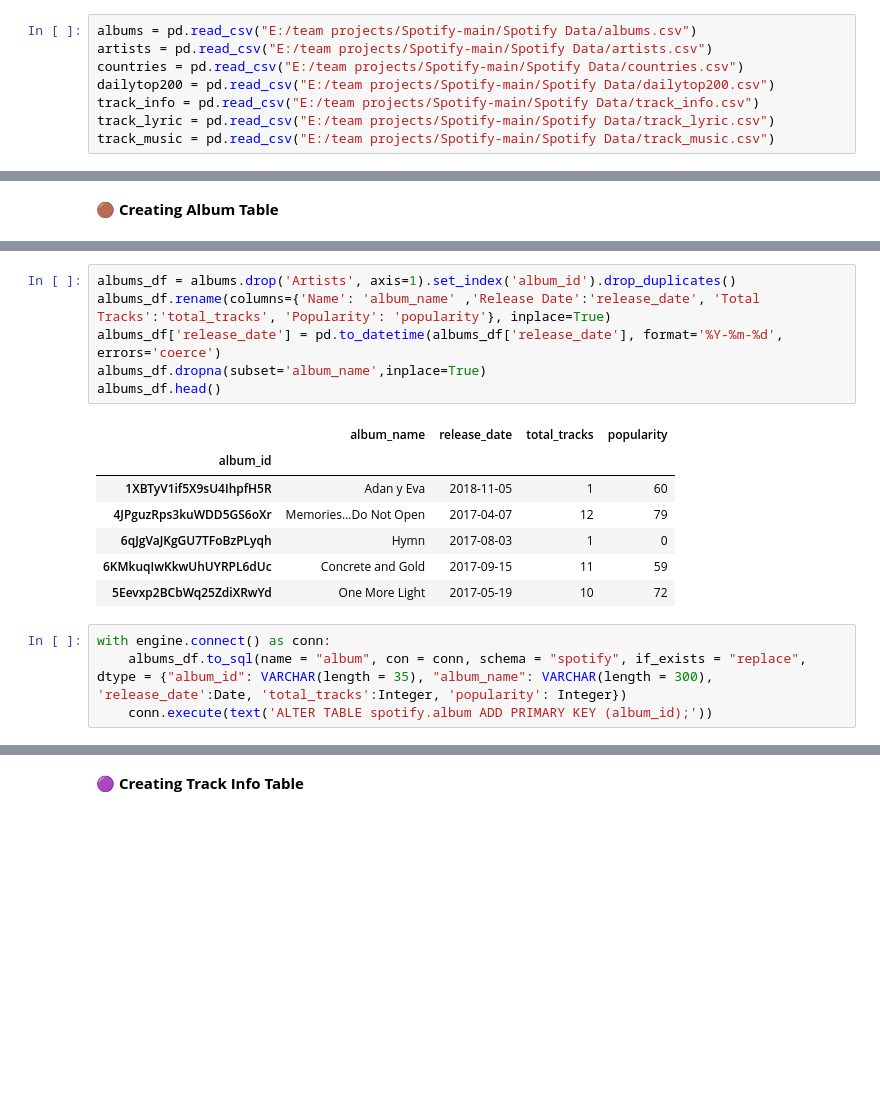
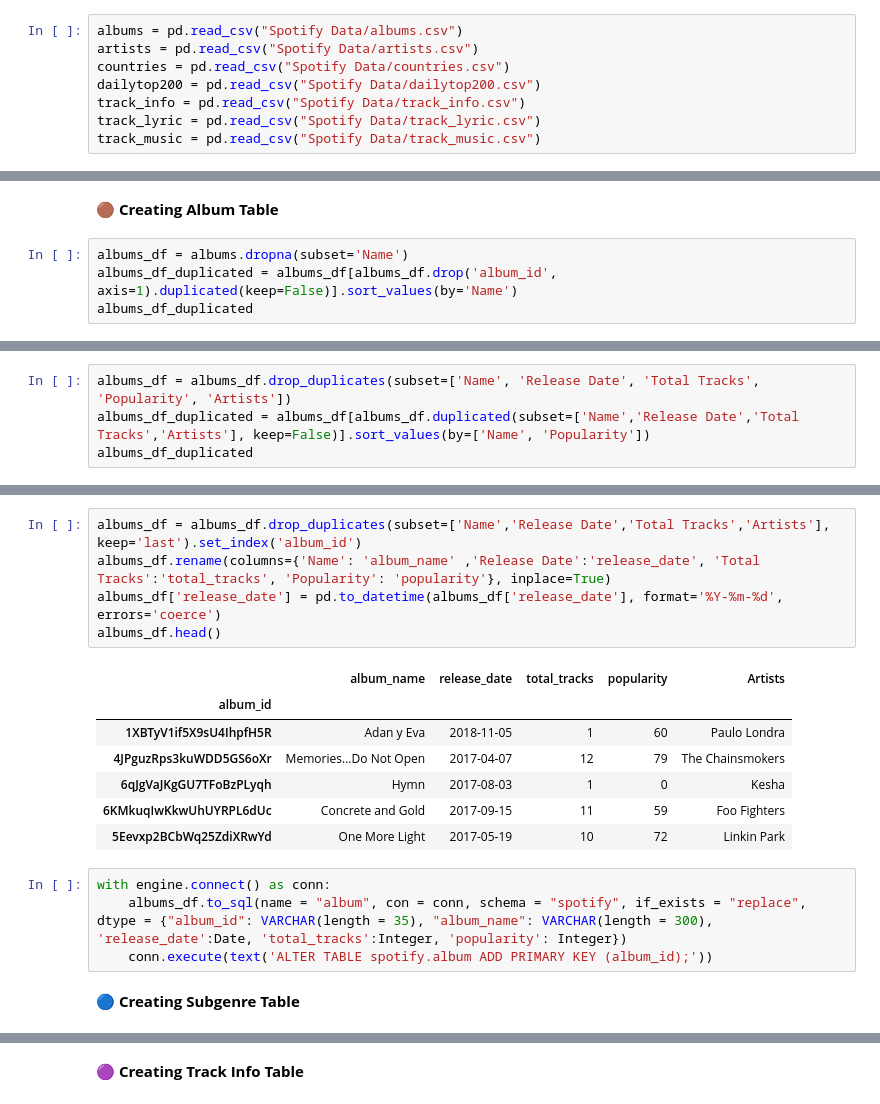
Before and after one commit to FarzanehSoltanzadeh/Spotify, a Jupyter notebook: 2_Database Creation/DataBase.ipynb, the cells around one changed output, grey strips where cells are left out. Drawn from its saved outputs; the diff is of its cells as text; blank space fills up the shorter version.

```diff
--- a/2_Database Creation/DataBase.ipynb
+++ b/2_Database Creation/DataBase.ipynb
@@ -19,11 +19,11 @@ if not os.path.exists("E:/team projects/Spotify-main/Spotify Data/dailytop200.cs
 # %%
-albums = pd.read_csv("E:/team projects/Spotify-main/Spotify Data/albums.csv")
-artists = pd.read_csv("E:/team projects/Spotify-main/Spotify Data/artists.csv")
-countries = pd.read_csv("E:/team projects/Spotify-main/Spotify Data/countries.csv")
-dailytop200 = pd.read_csv("E:/team projects/Spotify-main/Spotify Data/dailytop200.csv")
-track_info = pd.read_csv("E:/team projects/Spotify-main/Spotify Data/track_info.csv")
-track_lyric = pd.read_csv("E:/team projects/Spotify-main/Spotify Data/track_lyric.csv")
-track_music = pd.read_csv("E:/team projects/Spotify-main/Spotify Data/track_music.csv")
+albums = pd.read_csv("Spotify Data/albums.csv")
+artists = pd.read_csv("Spotify Data/artists.csv")
+countries = pd.read_csv("Spotify Data/countries.csv")
+dailytop200 = pd.read_csv("Spotify Data/dailytop200.csv")
+track_info = pd.read_csv("Spotify Data/track_info.csv")
+track_lyric = pd.read_csv("Spotify Data/track_lyric.csv")
+track_music = pd.read_csv("Spotify Data/track_music.csv")
 # %% [markdown]
 **Creating and Connecting to DataBase** 📝
 # %%
@@ -93,3 +118,7 @@ with engine.connect() as conn:
     conn.execute(text('ALTER TABLE spotify.artist ADD PRIMARY KEY (artist_id);'))
 # %% [markdown]
 🟤 **Creating Album Table**
+# %%
+albums_df = albums.dropna(subset='Name')
+albums_df_duplicated = albums_df[albums_df.drop('album_id', axis=1).duplicated(keep=False)].sort_values(by='Name')
+albums_df_duplicated
@@ -95,0 +146,4 @@ with engine.connect() as conn:
+# %%
+albums_df = albums_df.drop_duplicates(subset=['Name', 'Release Date', 'Total Tracks', 'Popularity', 'Artists'])
+albums_df_duplicated = albums_df[albums_df.duplicated(subset=['Name','Release Date','Total Tracks','Artists'], keep=False)].sort_values(by=['Name', 'Popularity'])
+albums_df_duplicated
@@ -96,18 +171,19 @@ with engine.connect() as conn:
 # %%
-albums_df = albums.drop('Artists', axis=1).set_index('album_id').drop_duplicates()
+albums_df = albums_df.drop_duplicates(subset=['Name','Release Date','Total Tracks','Artists'], keep='last').set_index('album_id')
 albums_df.rename(columns={'Name': 'album_name' ,'Release Date':'release_date', 'Total Tracks':'total_tracks', 'Popularity': 'popularity'}, inplace=True)
 albums_df['release_date'] = pd.to_datetime(albums_df['release_date'], format='%Y-%m-%d', errors='coerce')
-albums_df.dropna(subset='album_name',inplace=True)
 albums_df.head()
 # %% [output]
-|  | album_name | release_date | total_tracks | popularity |
-| album_id |  |  |  |  |
-| 1XBTyV1if5X9sU4IhpfH5R | Adan y Eva | 2018-11-05 | 1 | 60 |
-| 4JPguzRps3kuWDD5GS6oXr | Memories...Do Not Open | 2017-04-07 | 12 | 79 |
-| 6qJgVaJKgGU7TFoBzPLyqh | Hymn | 2017-08-03 | 1 | 0 |
-| 6KMkuqIwKkwUhUYRPL6dUc | Concrete and Gold | 2017-09-15 | 11 | 59 |
-| 5Eevxp2BCbWq25ZdiXRwYd | One More Light | 2017-05-19 | 10 | 72 |
+|  | album_name | release_date | total_tracks | popularity | Artists |
+| album_id |  |  |  |  |  |
+| 1XBTyV1if5X9sU4IhpfH5R | Adan y Eva | 2018-11-05 | 1 | 60 | Paulo Londra |
+| 4JPguzRps3kuWDD5GS6oXr | Memories...Do Not Open | 2017-04-07 | 12 | 79 | The Chainsmokers |
+| 6qJgVaJKgGU7TFoBzPLyqh | Hymn | 2017-08-03 | 1 | 0 | Kesha |
+| 6KMkuqIwKkwUhUYRPL6dUc | Concrete and Gold | 2017-09-15 | 11 | 59 | Foo Fighters |
+| 5Eevxp2BCbWq25ZdiXRwYd | One More Light | 2017-05-19 | 10 | 72 | Linkin Park |
 # %%
 with engine.connect() as conn:
     albums_df.to_sql(name = "album", con = conn, schema = "spotify", if_exists = "replace", dtype = {"album_id": VARCHAR(length = 35), "album_name": VARCHAR(length = 300), 'release_date':Date, 'total_tracks':Integer, 'popularity': Integer})
     conn.execute(text('ALTER TABLE spotify.album ADD PRIMARY KEY (album_id);'))
+# %% [markdown]
+🔵 **Creating Subgenre Table**
```
Also changed, not shown: parts of 16 cells of this notebook.
